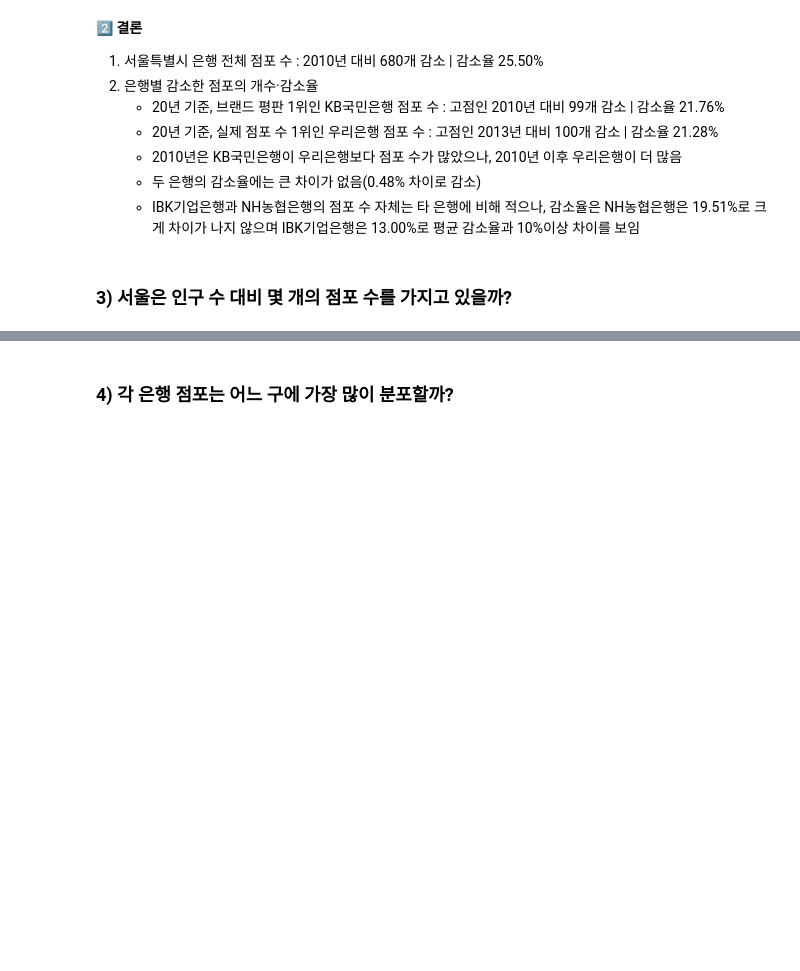
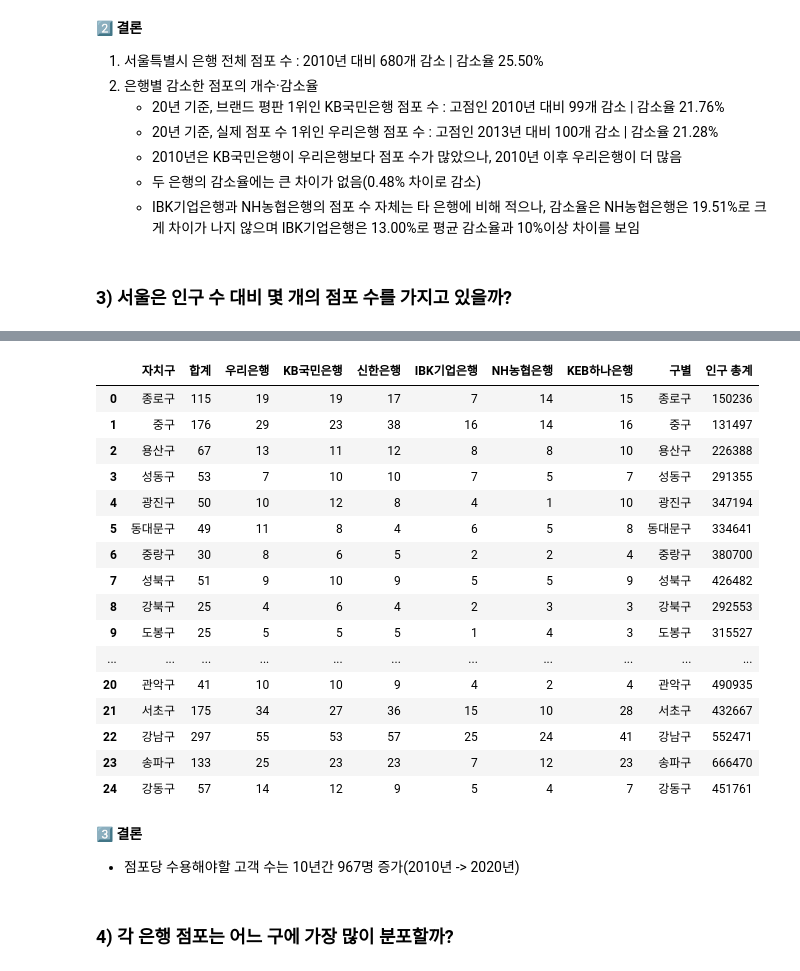
Before and after one commit to imdona/my-project, a Jupyter notebook: bank-DA/서울특별시_은행점포분석.ipynb, the cells around one changed output, grey strips where cells are left out. Drawn from its saved outputs; the diff is of its cells as text; code cells hidden in the pictures; blank space fills up the shorter version.

```diff
--- a/bank-DA/서울특별시_은행점포분석.ipynb
+++ b/bank-DA/서울특별시_은행점포분석.ipynb
@@ -785,0 +903,8 @@ plt.show()
+# %%
+'''구별 비교'''
+# 구별 인구 수 데이터 불러오기
+pop_sep = pd.read_excel("./data/서울특별시_시군구별_적용인구_현황_2020.xlsx")
+
+# 합계 row drop
+pop_sep = pop_sep.iloc[1:, :2]
+pop_sep
@@ -785,0 +929,4 @@ plt.show()
+# %%
+# 6개 은행만 추출
+bank6 = bank.loc[:, ['기간', '자치구', '합계', '우리은행', 'KB국민은행', '신한은행', 'IBK기업은행', 'NH농협은행', 'KEB하나은행']]
+bank6
@@ -786,2 +991,27 @@ plt.show()
+# %%
+# merge data
+bank6_pop = bank6.merge(pop_sep, left_on = '자치구', right_on = '구별')
+bank6_pop
+# %% [output]
+|  | 자치구 | 합계 | 우리은행 | KB국민은행 | 신한은행 | IBK기업은행 | NH농협은행 | KEB하나은행 | 구별 | 인구 총계 |
+| 0 | 종로구 | 115 | 19 | 19 | 17 | 7 | 14 | 15 | 종로구 | 150236 |
+| 1 | 중구 | 176 | 29 | 23 | 38 | 16 | 14 | 16 | 중구 | 131497 |
+| 2 | 용산구 | 67 | 13 | 11 | 12 | 8 | 8 | 10 | 용산구 | 226388 |
+| 3 | 성동구 | 53 | 7 | 10 | 10 | 7 | 5 | 7 | 성동구 | 291355 |
+| 4 | 광진구 | 50 | 10 | 12 | 8 | 4 | 1 | 10 | 광진구 | 347194 |
+| 5 | 동대문구 | 49 | 11 | 8 | 4 | 6 | 5 | 8 | 동대문구 | 334641 |
+| 6 | 중랑구 | 30 | 8 | 6 | 5 | 2 | 2 | 4 | 중랑구 | 380700 |
+| 7 | 성북구 | 51 | 9 | 10 | 9 | 5 | 5 | 9 | 성북구 | 426482 |
+| 8 | 강북구 | 25 | 4 | 6 | 4 | 2 | 3 | 3 | 강북구 | 292553 |
+| 9 | 도봉구 | 25 | 5 | 5 | 5 | 1 | 4 | 3 | 도봉구 | 315527 |
+| ... | ... | ... | ... | ... | ... | ... | ... | ... | ... | ... |
+| 20 | 관악구 | 41 | 10 | 10 | 9 | 4 | 2 | 4 | 관악구 | 490935 |
+| 21 | 서초구 | 175 | 34 | 27 | 36 | 15 | 10 | 28 | 서초구 | 432667 |
+| 22 | 강남구 | 297 | 55 | 53 | 57 | 25 | 24 | 41 | 강남구 | 552471 |
+| 23 | 송파구 | 133 | 25 | 23 | 23 | 7 | 12 | 23 | 송파구 | 666470 |
+| 24 | 강동구 | 57 | 14 | 12 | 9 | 5 | 4 | 7 | 강동구 | 451761 |
+# %% [markdown]
+**3️⃣ 결론**
+- 점포당 수용해야할 고객 수는 10년간 967명 증가(2010년 -> 2020년)
 # %% [markdown]
 ### 4) 각 은행 점포는 어느 구에 가장 많이 분포할까?
```
Also changed, not shown: parts of 45 cells of this notebook, 13 other files.
